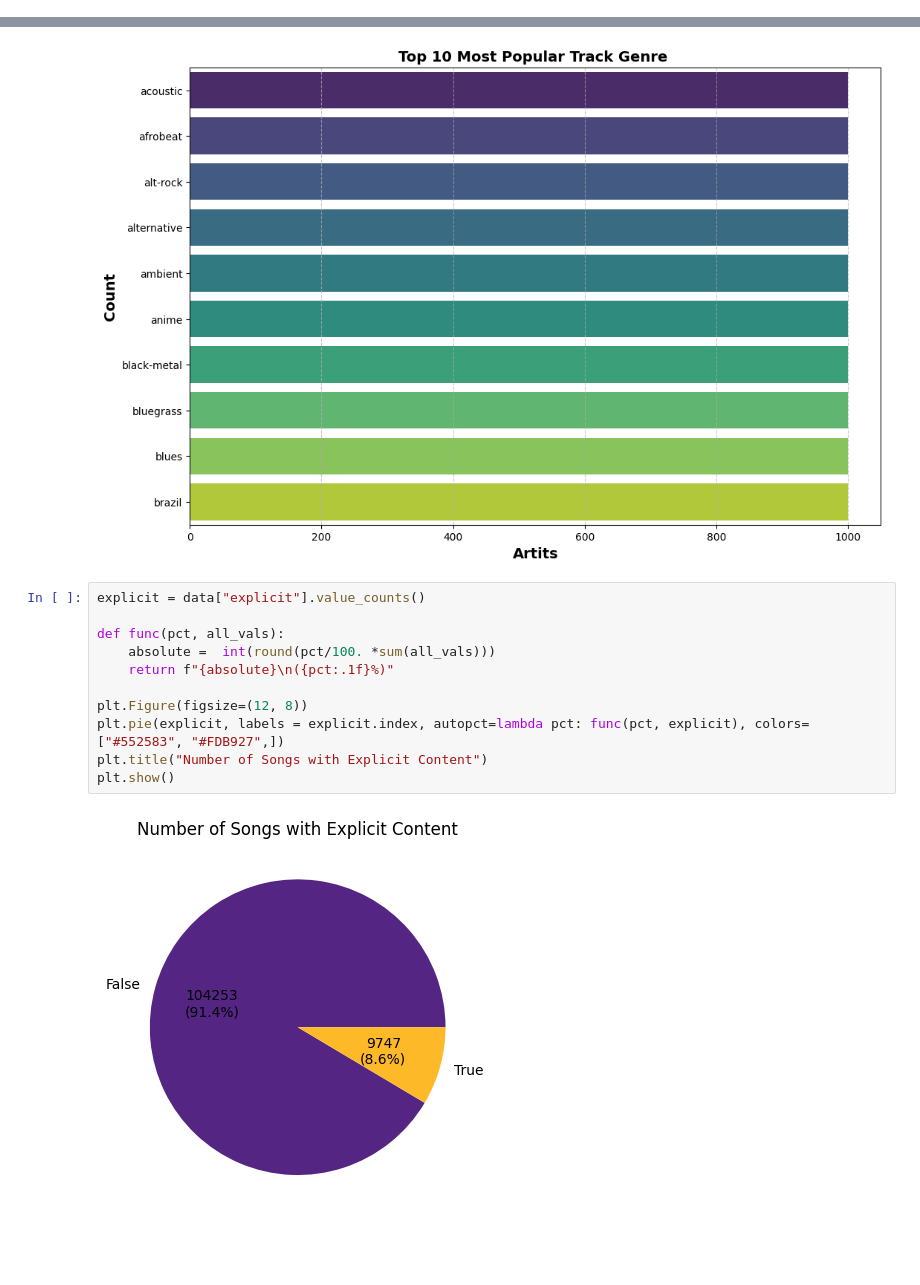
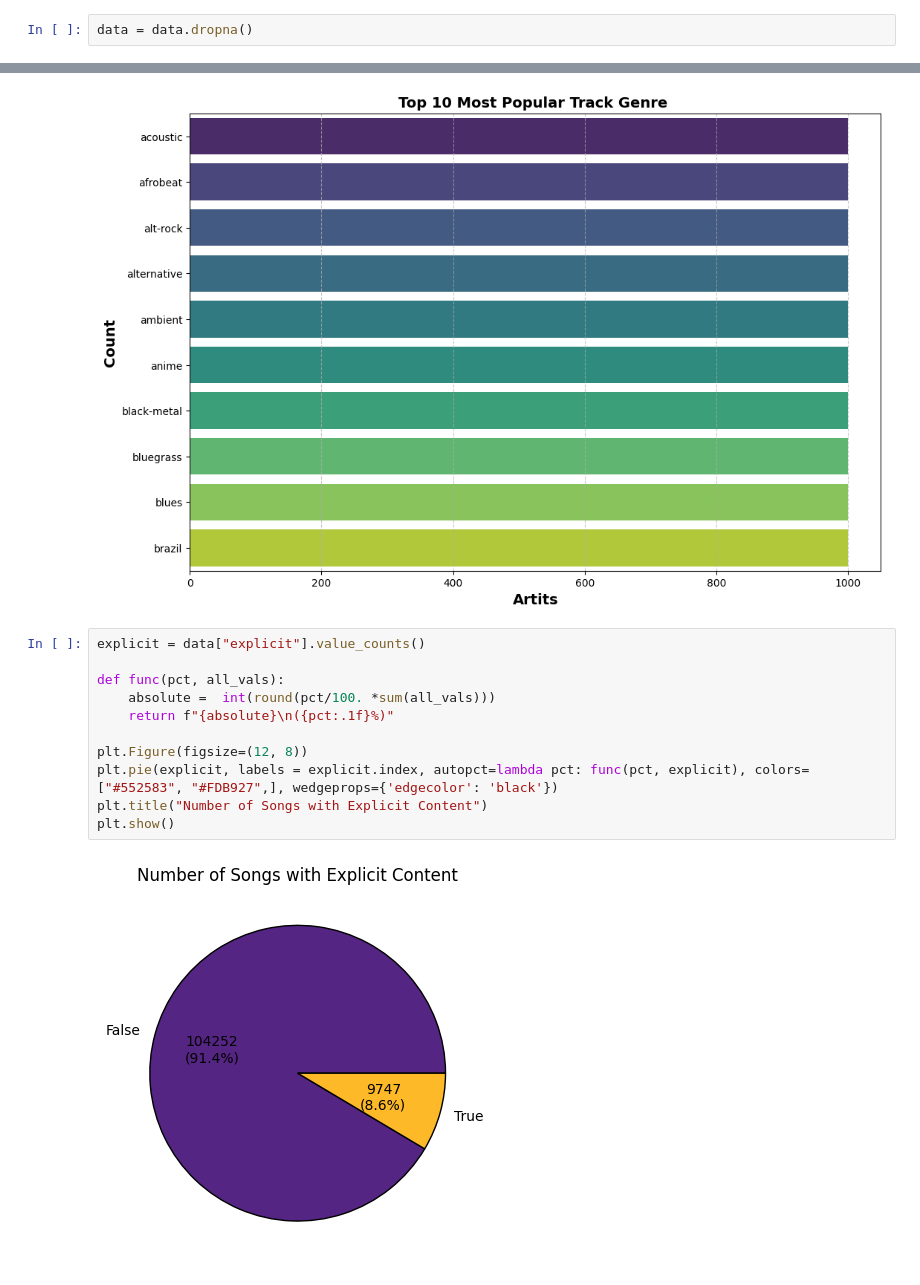
Before and after one commit to JuanDavidDazaR/workshop_2_etl_process_using_airflow, a Jupyter notebook: notebooks/002_eda_spotify.ipynb, the cells around one changed output, grey strips where cells are left out. Saved outputs shown, nothing was run; the diff lists cells and outputs as text; blank space fills up the shorter version.

```diff
--- a/notebooks/002_eda_spotify.ipynb
+++ b/notebooks/002_eda_spotify.ipynb
@@ -68,3 +75,5 @@ data[data.isnull().any(axis=1)]
 |  | Unnamed: 0 | track_id | artists | album_name | track_name | popularity | duration_ms | explicit | ... |
 | 65900 | 65900 | 1kR4gIb7nGxHPI3D2ifs59 | NaN | NaN | NaN | 0 | 0 | False | ... |
 1 rows × 21 columns
+# %%
+data = data.dropna()
@@ -240,14 +533,14 @@ Passing `palette` without assigning `hue` is deprecated and will be removed in v
 # %%
 explicit = data["explicit"].value_counts()
 
 def func(pct, all_vals):
     absolute =  int(round(pct/100. *sum(all_vals)))
     return f"{absolute}\n({pct:.1f}%)"
 
 plt.Figure(figsize=(12, 8))
-plt.pie(explicit, labels = explicit.index, autopct=lambda pct: func(pct, explicit), colors=["#552583", "#FDB927",])
+plt.pie(explicit, labels = explicit.index, autopct=lambda pct: func(pct, explicit), colors=["#552583", "#FDB927",], wedgeprops={'edgecolor': 'black'})
 plt.title("Number of Songs with Explicit Content")
 plt.show()
 # %% [output]
-[figure, old version]
+[figure, new version]
 # %%
```
Also changed, not shown: parts of 43 cells of this notebook, 20 other files.
